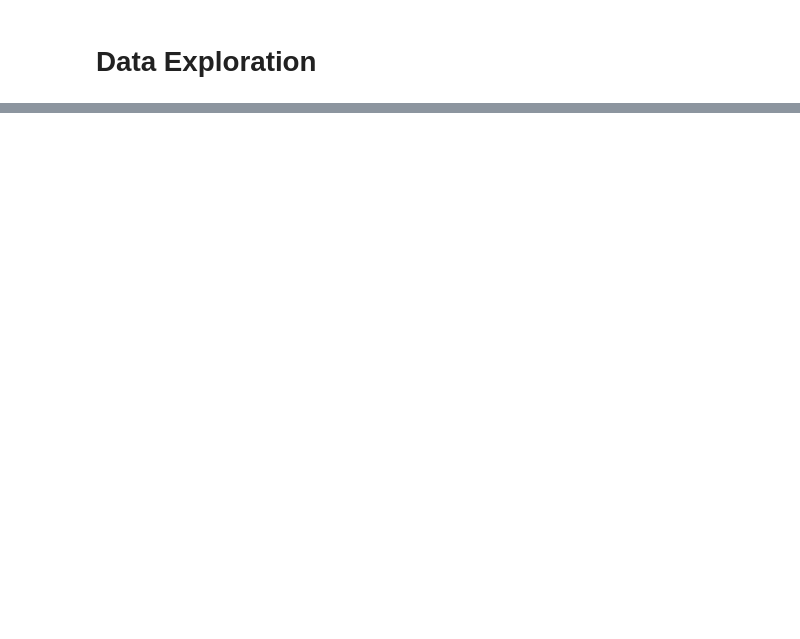
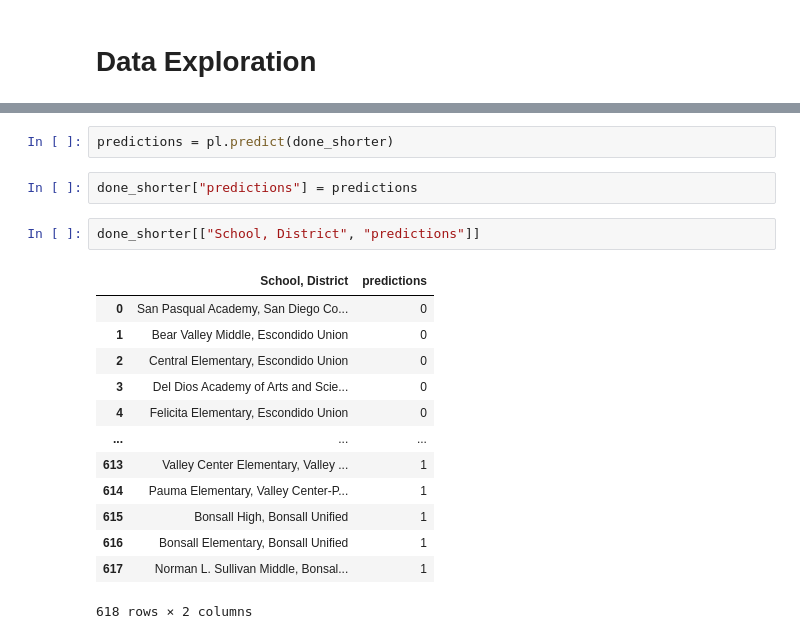
Before and after one commit to renaldyh27/COVID-Cool-for-School, a Jupyter notebook: Everything Cleaned.ipynb, the cells around one changed output, grey strips where cells are left out. Drawn from its saved outputs; the diff is of its cells as text; blank space fills up the shorter version.

```diff
--- a/Everything Cleaned.ipynb
+++ b/Everything Cleaned.ipynb
@@ -329,0 +366,20 @@ final.groupby('EILName')['Health insurance coverage, % of civilian pop'].mean().
+# %%
+predictions = pl.predict(done_shorter)
+# %%
+done_shorter["predictions"] = predictions
+# %%
+done_shorter[["School, District", "predictions"]]
+# %% [output]
+|  | School, District | predictions |
+| 0 | San Pasqual Academy, San Diego Co... | 0 |
+| 1 | Bear Valley Middle, Escondido Union | 0 |
+| 2 | Central Elementary, Escondido Union | 0 |
+| 3 | Del Dios Academy of Arts and Scie... | 0 |
+| 4 | Felicita Elementary, Escondido Union | 0 |
+| ... | ... | ... |
+| 613 | Valley Center Elementary, Valley ... | 1 |
+| 614 | Pauma Elementary, Valley Center-P... | 1 |
+| 615 | Bonsall High, Bonsall Unified | 1 |
+| 616 | Bonsall Elementary, Bonsall Unified | 1 |
+| 617 | Norman L. Sullivan Middle, Bonsal... | 1 |
+618 rows × 2 columns
```
Also changed, not shown: parts of 59 cells of this notebook.
